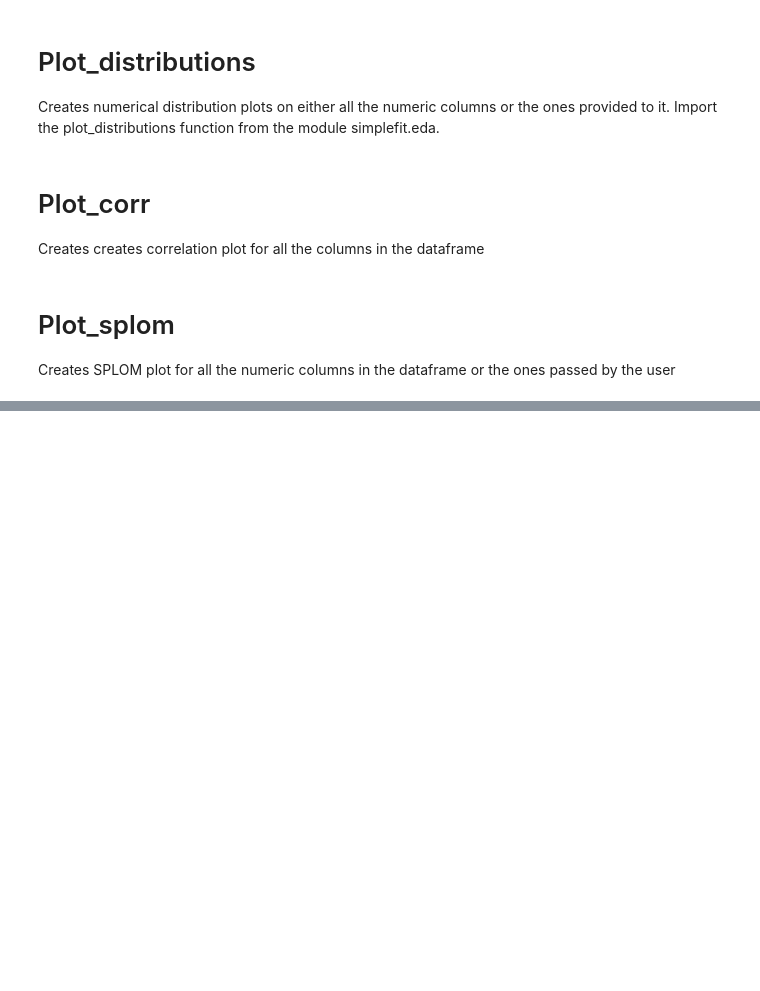
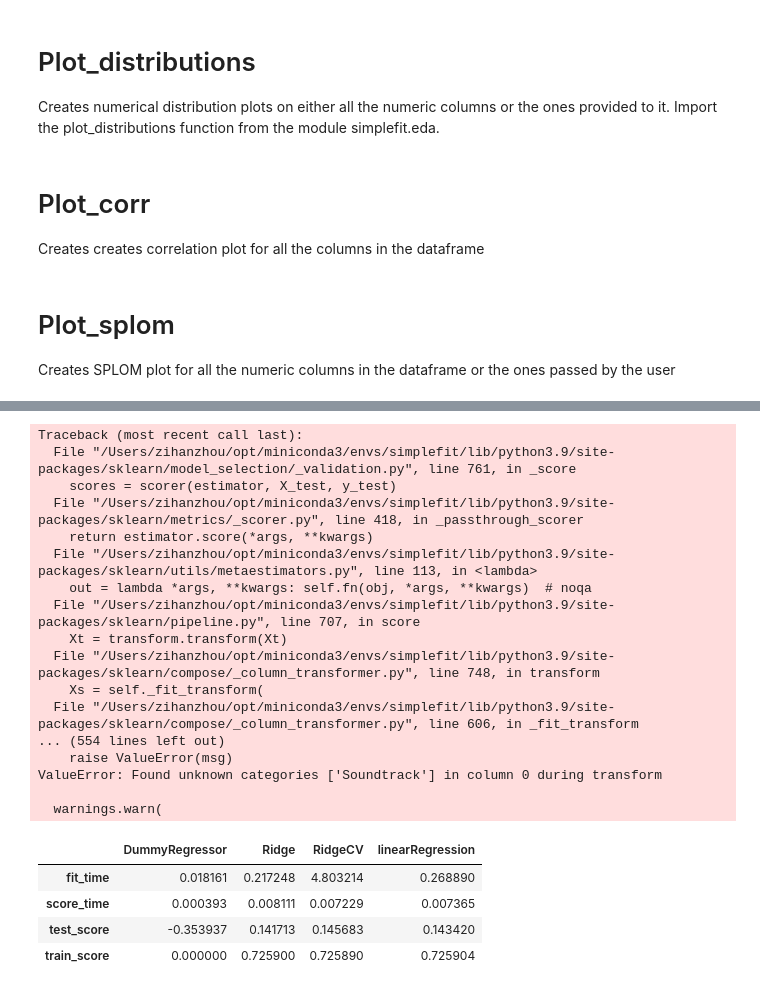
Before and after one commit to UBC-MDS/Simplefit, a Jupyter notebook: docs/example.ipynb, the cells around one changed output, grey strips where cells are left out. Cells and saved outputs as stored; diff of their text form; code cells hidden in the pictures; blank space fills up the shorter version.

Commit message:
Regressor

```diff
--- a/docs/example.ipynb
+++ b/docs/example.ipynb
@@ -64,0 +68,26 @@ Creates SPLOM plot for all the numeric columns in the dataframe or the ones pass
+# %%
+from simplefit.regressor import regressor
+regressor(df, target_col = 'popularity', numeric_feats = ['danceability', 'loudness'], categorical_feats=['genre'], cv=10)
+# %% [output]
+Traceback (most recent call last):
+  File "/Users/zihanzhou/opt/miniconda3/envs/simplefit/lib/python3.9/site-packages/sklearn/model_selection/_validation.py", line 761, in _score
+    scores = scorer(estimator, X_test, y_test)
+  File "/Users/zihanzhou/opt/miniconda3/envs/simplefit/lib/python3.9/site-packages/sklearn/metrics/_scorer.py", line 418, in _passthrough_scorer
+    return estimator.score(*args, **kwargs)
+  File "/Users/zihanzhou/opt/miniconda3/envs/simplefit/lib/python3.9/site-packages/sklearn/utils/metaestimators.py", line 113, in <lambda>
+    out = lambda *args, **kwargs: self.fn(obj, *args, **kwargs)  # noqa
+  File "/Users/zihanzhou/opt/miniconda3/envs/simplefit/lib/python3.9/site-packages/sklearn/pipeline.py", line 707, in score
+    Xt = transform.transform(Xt)
+  File "/Users/zihanzhou/opt/miniconda3/envs/simplefit/lib/python3.9/site-packages/sklearn/compose/_column_transformer.py", line 748, in transform
+    Xs = self._fit_transform(
+  File "/Users/zihanzhou/opt/miniconda3/envs/simplefit/lib/python3.9/site-packages/sklearn/compose/_column_transformer.py", line 606, in _fit_transform
+... (554 lines left out)
+    raise ValueError(msg)
+ValueError: Found unknown categories ['Soundtrack'] in column 0 during transform
+
+  warnings.warn(
+|  | DummyRegressor | Ridge | RidgeCV | linearRegression |
+| fit_time | 0.018161 | 0.217248 | 4.803214 | 0.268890 |
+| score_time | 0.000393 | 0.008111 | 0.007229 | 0.007365 |
+| test_score | -0.353937 | 0.141713 | 0.145683 | 0.143420 |
+| train_score | 0.000000 | 0.725900 | 0.725890 | 0.725904 |
```
Also changed, not shown: parts of 3 cells of this notebook.
